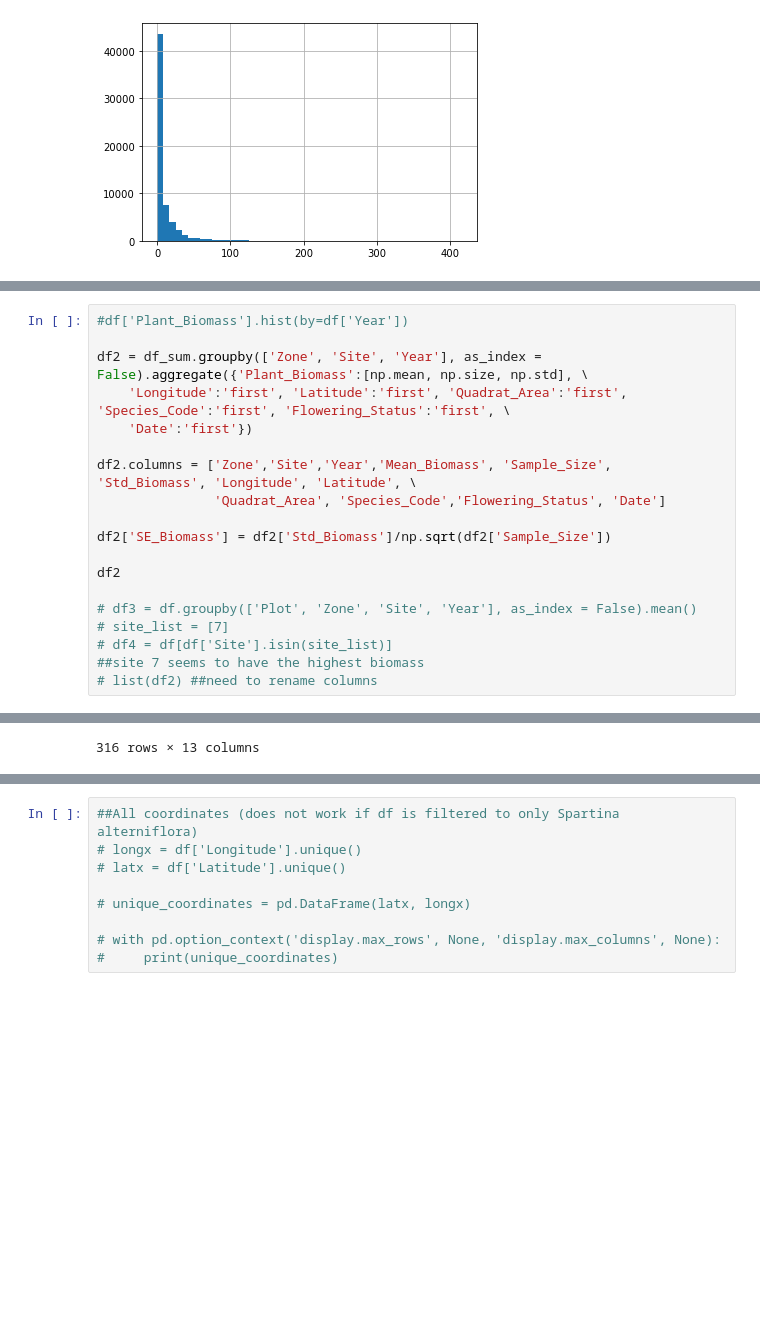
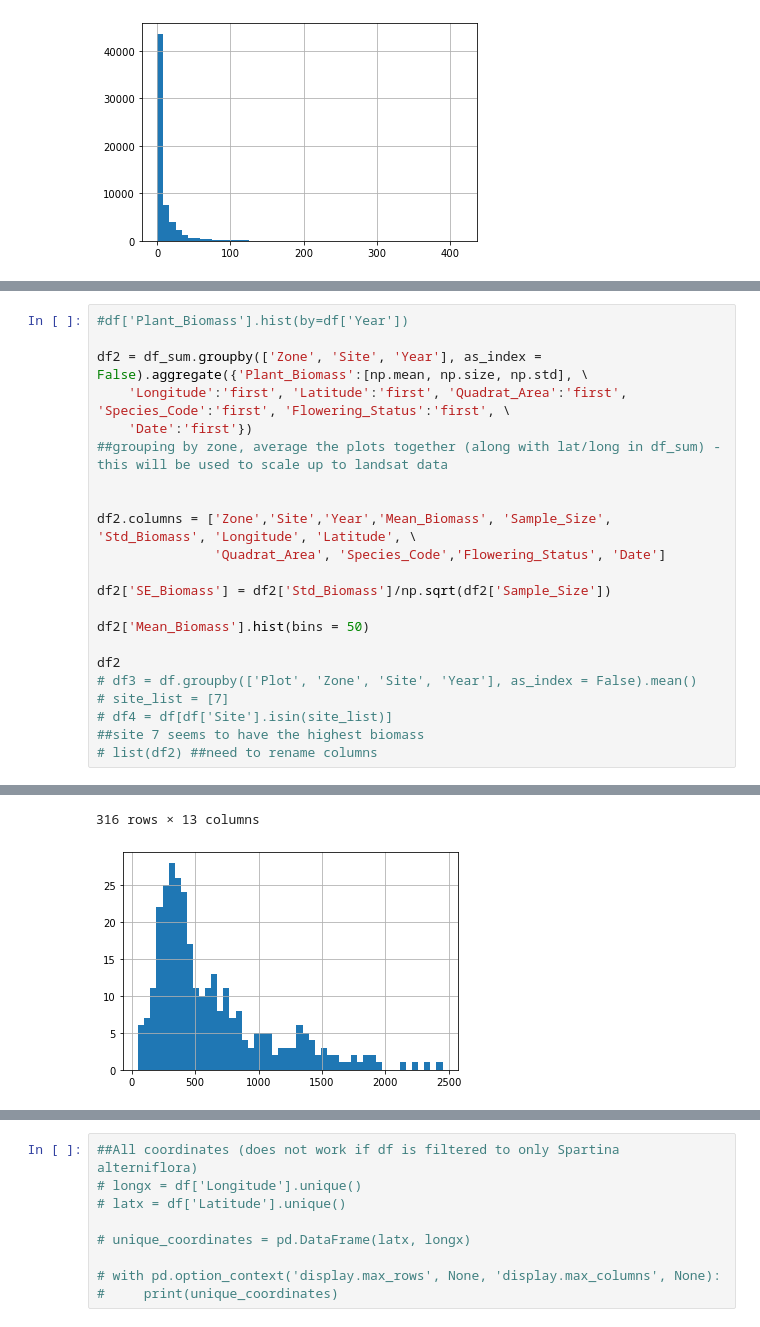
Before and after one commit to asajulien/PhD, a Jupyter notebook: Jupyter/Biomass-GA LTER.ipynb, the cells around one changed output, grey strips where cells are left out. Saved outputs shown, nothing was run; the diff lists cells and outputs as text; blank space fills up the shorter version.

```diff
--- a/Jupyter/Biomass-GA LTER.ipynb
+++ b/Jupyter/Biomass-GA LTER.ipynb
@@ -146,34 +130,38 @@ plt.show()
 
 df2 = df_sum.groupby(['Zone', 'Site', 'Year'], as_index = False).aggregate({'Plant_Biomass':[np.mean, np.size, np.std], \
     'Longitude':'first', 'Latitude':'first', 'Quadrat_Area':'first', 'Species_Code':'first', 'Flowering_Status':'first', \
     'Date':'first'})
+##grouping by zone, average the plots together (along with lat/long in df_sum) - this will be used to scale up to landsat data
+
 
 df2.columns = ['Zone','Site','Year','Mean_Biomass', 'Sample_Size', 'Std_Biomass', 'Longitude', 'Latitude', \
                'Quadrat_Area', 'Species_Code','Flowering_Status', 'Date']
 
 df2['SE_Biomass'] = df2['Std_Biomass']/np.sqrt(df2['Sample_Size'])
 
+df2['Mean_Biomass'].hist(bins = 50)
+
 df2
-
 # df3 = df.groupby(['Plot', 'Zone', 'Site', 'Year'], as_index = False).mean()
 # site_list = [7]
 # df4 = df[df['Site'].isin(site_list)]
 ##site 7 seems to have the highest biomass
 # list(df2) ##need to rename columns
 # %% [output]
 |  | Zone | Site | Year | Mean_Biomass | Sample_Size | Std_Biomass | Longitude | Latitude | Quadrat_Area | ... |
 | 0 | 1 | 1 | 2000 | 690.391000 | 8 | 258.763177 | -81.422539 | 31.538627 | 0.2500 | ... |
 | 1 | 1 | 1 | 2001 | 674.244000 | 8 | 323.092134 | -81.422539 | 31.538627 | 0.2500 | ... |
 | 2 | 1 | 1 | 2002 | 774.975000 | 8 | 587.820341 | -81.422539 | 31.538627 | 0.2500 | ... |
 | 3 | 1 | 1 | 2004 | 469.346500 | 8 | 250.973879 | -81.422539 | 31.538627 | 0.2500 | ... |
 | 4 | 1 | 1 | 2005 | 1492.882000 | 8 | 746.511111 | -81.422539 | 31.538627 | 0.2500 | ... |
 | ... | ... | ... | ... | ... | ... | ... | ... | ... | ... | ... |
 | 311 | 3 | 10 | 2014 | 65.140000 | 8 | 19.644189 | -81.270794 | 31.476979 | 0.0625 | ... |
 | 312 | 3 | 10 | 2015 | 111.236571 | 7 | 56.180607 | -81.270794 | 31.476979 | 0.0625 | ... |
 | 313 | 3 | 10 | 2016 | 128.002667 | 6 | 70.391126 | -81.270794 | 31.476979 | 0.0625 | ... |
 | 314 | 3 | 10 | 2017 | 66.610286 | 7 | 44.813830 | -81.270794 | 31.476979 | 0.0625 | ... |
 | 315 | 3 | 10 | 2019 | 322.032000 | 2 | 255.848204 | -81.270655 | 31.476993 | 0.0625 | ... |
 316 rows × 13 columns
+[figure, added]
 # %%
 dfx = df.groupby(['Site'], as_index = False).mean()
 dfx = dfx[['Site', 'Longitude', 'Latitude']]
```
Also changed, not shown: parts of 4 cells of this notebook, 2 other files.
